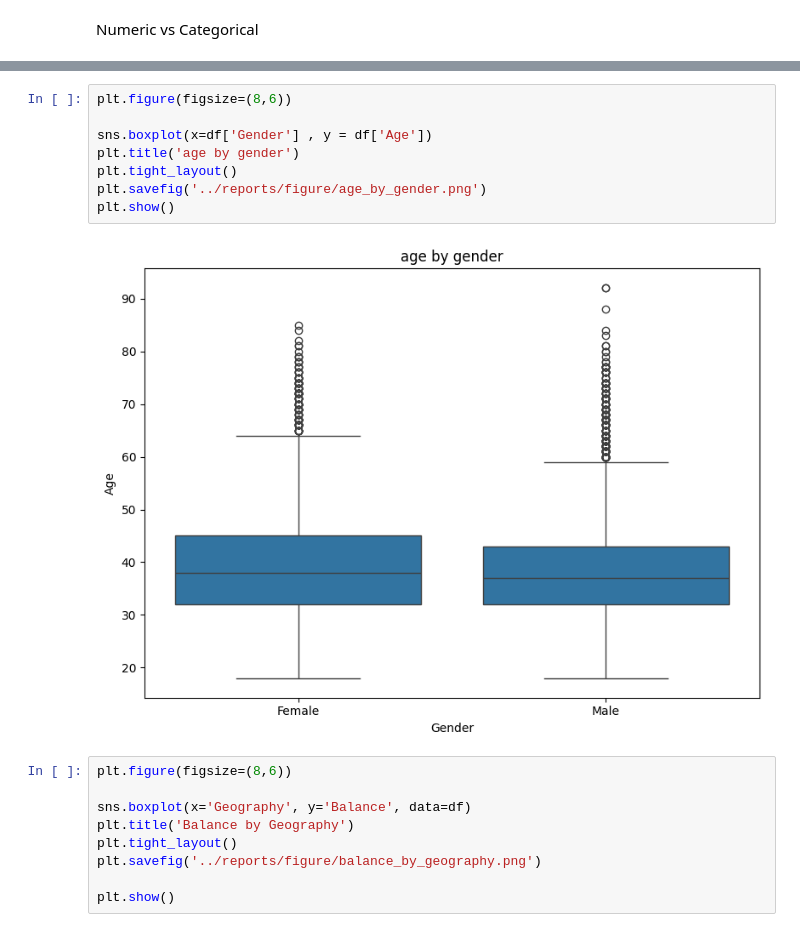
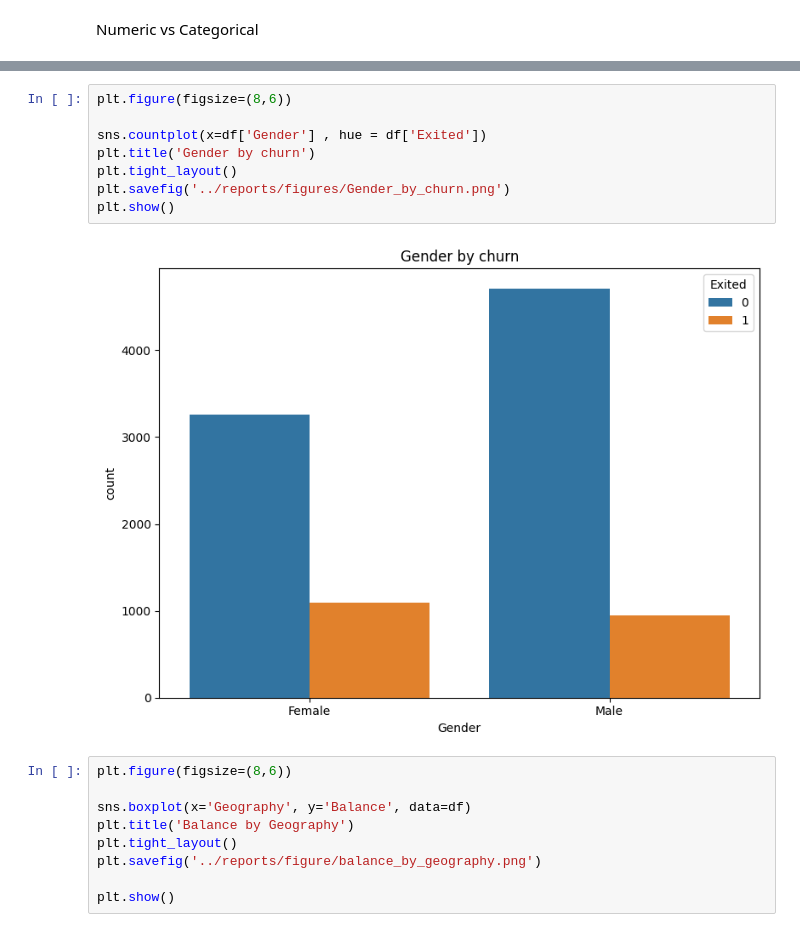
Before and after one commit to mohammednihalkp321/Banking-customer-churn-Analysis-EDA, a Jupyter notebook: notebooks/03_univariate_bivariate_eda.ipynb, the cells around one changed output, grey strips where cells are left out. Cells and saved outputs as stored; diff of their text form.

```diff
--- a/notebooks/03_univariate_bivariate_eda.ipynb
+++ b/notebooks/03_univariate_bivariate_eda.ipynb
@@ -195,13 +193,13 @@ Boxplots
 # %%
 plt.figure(figsize=(8,6))
 
-sns.boxplot(x=df['Gender'] , y = df['Age'])
-plt.title('age by gender')
+sns.countplot(x=df['Gender'] , hue = df['Exited'])
+plt.title('Gender by churn')
 plt.tight_layout()
-plt.savefig('../reports/figure/age_by_gender.png')
+plt.savefig('../reports/figures/Gender_by_churn.png')
 plt.show()
 # %% [output]
-[figure, old version]
+[figure, new version]
 # %%
 plt.figure(figsize=(8,6))
 
```
Also changed, not shown: parts of 3 cells of this notebook, 5 other files.
